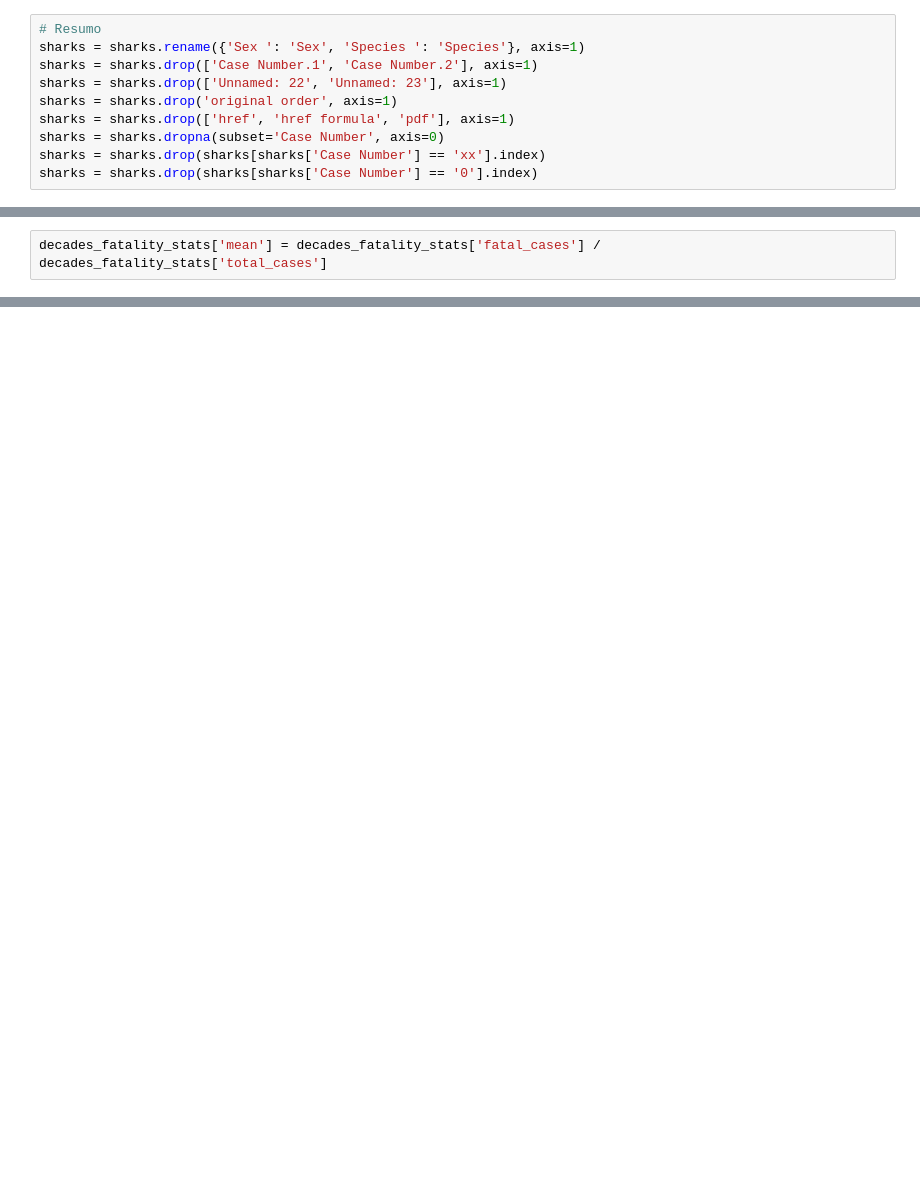
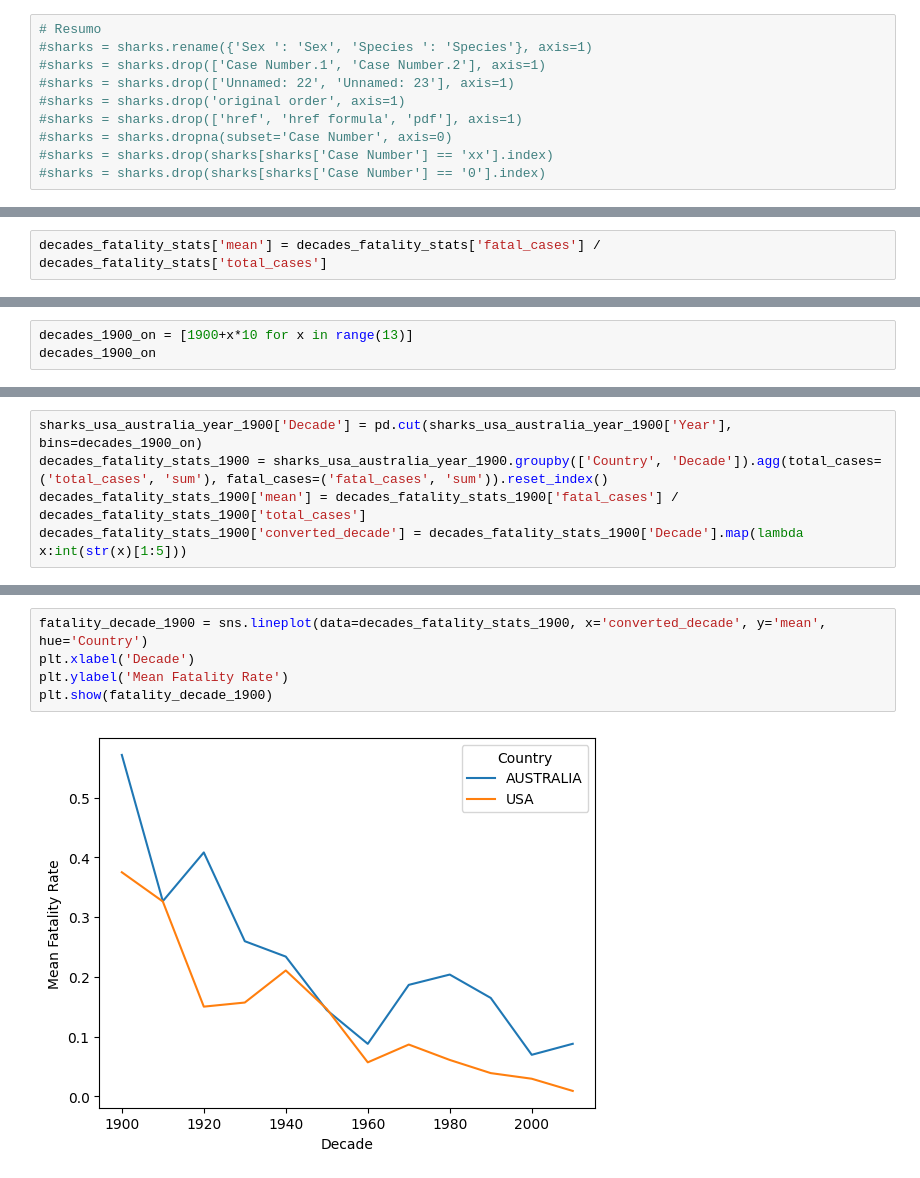
Before and after one commit to alexaiung/Shark-Attack-Analysis, a Jupyter notebook: project01.ipynb, the cells around one changed output, grey strips where cells are left out. Saved outputs shown, nothing was run; the diff lists cells and outputs as text; blank space fills up the shorter version.

```diff
--- a/project01.ipynb
+++ b/project01.ipynb
@@ -193,14 +193,14 @@ Unique records:
 # Data Cleaning
 # %%
 # Resumo
-sharks = sharks.rename({'Sex ': 'Sex', 'Species ': 'Species'}, axis=1)
-sharks = sharks.drop(['Case Number.1', 'Case Number.2'], axis=1)
-sharks = sharks.drop(['Unnamed: 22', 'Unnamed: 23'], axis=1)
-sharks = sharks.drop('original order', axis=1)
-sharks = sharks.drop(['href', 'href formula', 'pdf'], axis=1)
-sharks = sharks.dropna(subset='Case Number', axis=0)
-sharks = sharks.drop(sharks[sharks['Case Number'] == 'xx'].index)
-sharks = sharks.drop(sharks[sharks['Case Number'] == '0'].index)
+#sharks = sharks.rename({'Sex ': 'Sex', 'Species ': 'Species'}, axis=1)
+#sharks = sharks.drop(['Case Number.1', 'Case Number.2'], axis=1)
+#sharks = sharks.drop(['Unnamed: 22', 'Unnamed: 23'], axis=1)
+#sharks = sharks.drop('original order', axis=1)
+#sharks = sharks.drop(['href', 'href formula', 'pdf'], axis=1)
+#sharks = sharks.dropna(subset='Case Number', axis=0)
+#sharks = sharks.drop(sharks[sharks['Case Number'] == 'xx'].index)
+#sharks = sharks.drop(sharks[sharks['Case Number'] == '0'].index)
 # %% [markdown]
 ## Renaming Columns
 # %%
@@ -642,0 +951,3 @@ print(decades_fatality_stats.sort_values(by='converted_decade')[['converted_deca
+# %%
+decades_1900_on = [1900+x*10 for x in range(13)]
+decades_1900_on
@@ -642,0 +956,5 @@ print(decades_fatality_stats.sort_values(by='converted_decade')[['converted_deca
+# %%
+sharks_usa_australia_year_1900['Decade'] = pd.cut(sharks_usa_australia_year_1900['Year'], bins=decades_1900_on)
+decades_fatality_stats_1900 = sharks_usa_australia_year_1900.groupby(['Country', 'Decade']).agg(total_cases=('total_cases', 'sum'), fatal_cases=('fatal_cases', 'sum')).reset_index()
+decades_fatality_stats_1900['mean'] = decades_fatality_stats_1900['fatal_cases'] / decades_fatality_stats_1900['total_cases']
+decades_fatality_stats_1900['converted_decade'] = decades_fatality_stats_1900['Decade'].map(lambda x:int(str(x)[1:5]))
@@ -642,0 +1003,7 @@ print(decades_fatality_stats.sort_values(by='converted_decade')[['converted_deca
+# %%
+fatality_decade_1900 = sns.lineplot(data=decades_fatality_stats_1900, x='converted_decade', y='mean', hue='Country')
+plt.xlabel('Decade')
+plt.ylabel('Mean Fatality Rate')
+plt.show(fatality_decade_1900)
+# %% [output]
+[figure, added]
```
Also changed, not shown: parts of 69 cells of this notebook.
